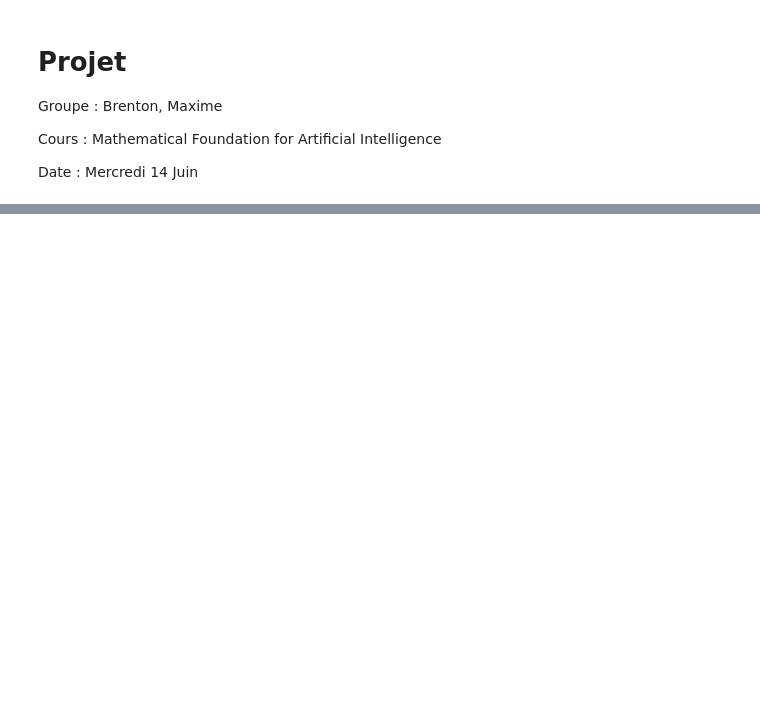
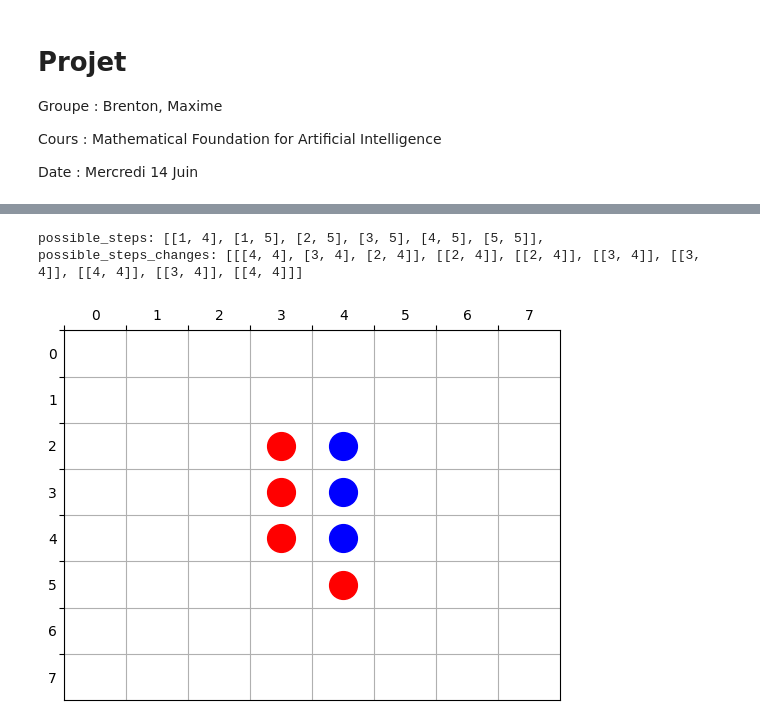
Before and after one commit to Languisher/Projects-2023, a Jupyter notebook: IA0614/00.ipynb, the cells around one changed output, grey strips where cells are left out. Saved outputs shown, nothing was run; the diff lists cells and outputs as text; code cells hidden in the pictures; blank space fills up the shorter version.

```diff
--- a/IA0614/00.ipynb
+++ b/IA0614/00.ipynb
@@ -39,0 +48,5 @@ def tracerPlateau(A):
+# %%
+DIRECTIONS = np.array([[0, 1], [1, 0], [0, -1], [-1, 0],
+                       [1, 1], [1, -1], [-1, 1], [-1, -1]])
+
+TAILLE_PLATEAU = [8, 8]
@@ -39,0 +55,64 @@ def tracerPlateau(A):
+# %%
+def init_plateau():
+    A = np.zeros((TAILLE_PLATEAU[0], TAILLE_PLATEAU[1]), int)
+    A[3, 3] = 1
+    A[4, 4] = 1
+    A[3, 4] = -1
+    A[4, 3] = -1
+    return A
+# %%
+def judge_valide(A, c):
+    n, m = A.shape
+
+    possible_steps = []
+    possible_steps_changes = []
+
+    for i in range(n):
+        for j in range(m):
+            change_flag = False
+            if A[i, j] == 0:
+                possible_steps_changes_dir = []
+                for step in DIRECTIONS:
+                    x, y = i, j # une copy de i, j
+                    move = 0
+                    changes_correspond_list = []
+
+                    x += step[0]
+                    y += step[1]
+
+                    while 0 <= x and x < n and 0 <= y and y < m:
+                        if A[x, y] == 0:
+                            break
+
+                        if A[x, y] == c:
+                            if move > 0:
+                                change_flag = True
+                                for k in range(1, move + 1):
+                                    changes_correspond_list.append([x - k * step[0], y - k * step[1]])
+                            break
+
+                        if A[x, y] == -c:
+                            x += step[0]
+                            y += step[1]
+                            move += 1
+
+
+                    if changes_correspond_list:
+                        possible_steps_changes_dir.append(changes_correspond_list)
+
+                if possible_steps_changes_dir:
+                    possible_steps_changes.extend(possible_steps_changes_dir)
+
+            if change_flag:
+                possible_steps.append([i, j])
+
+    return possible_steps, possible_steps_changes
+
+A = init_plateau()
+A[2, 3] = 1; A[3, 3] = 1; A[4, 3] = 1; A[2, 4] = -1; A[3, 4] = -1; A[4, 4] = -1; A[5, 4] = 1
+tracerPlateau(A)
+print(f"possible_steps: {judge_valide(A, 1)[0]}, \npossible_steps_changes: {judge_valide(A, 1)[1]}")
+# %% [output]
+possible_steps: [[1, 4], [1, 5], [2, 5], [3, 5], [4, 5], [5, 5]],
+possible_steps_changes: [[[4, 4], [3, 4], [2, 4]], [[2, 4]], [[2, 4]], [[3, 4]], [[3, 4]], [[4, 4]], [[3, 4]], [[4, 4]]]
+[figure, added]
```
Also changed, not shown: parts of 11 cells of this notebook, 15 other files.
